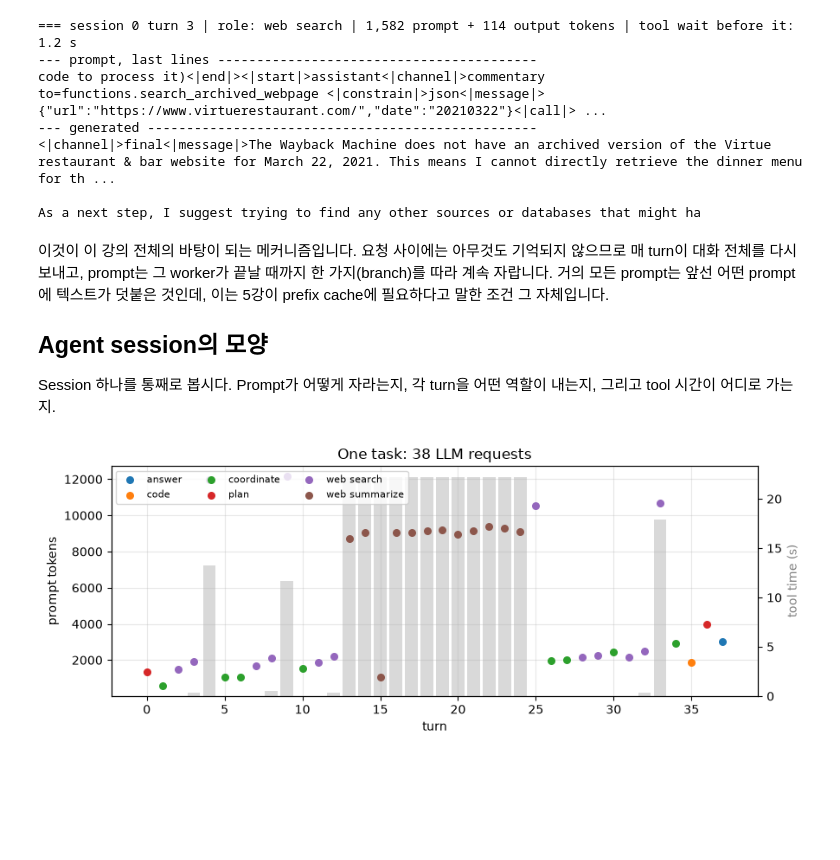
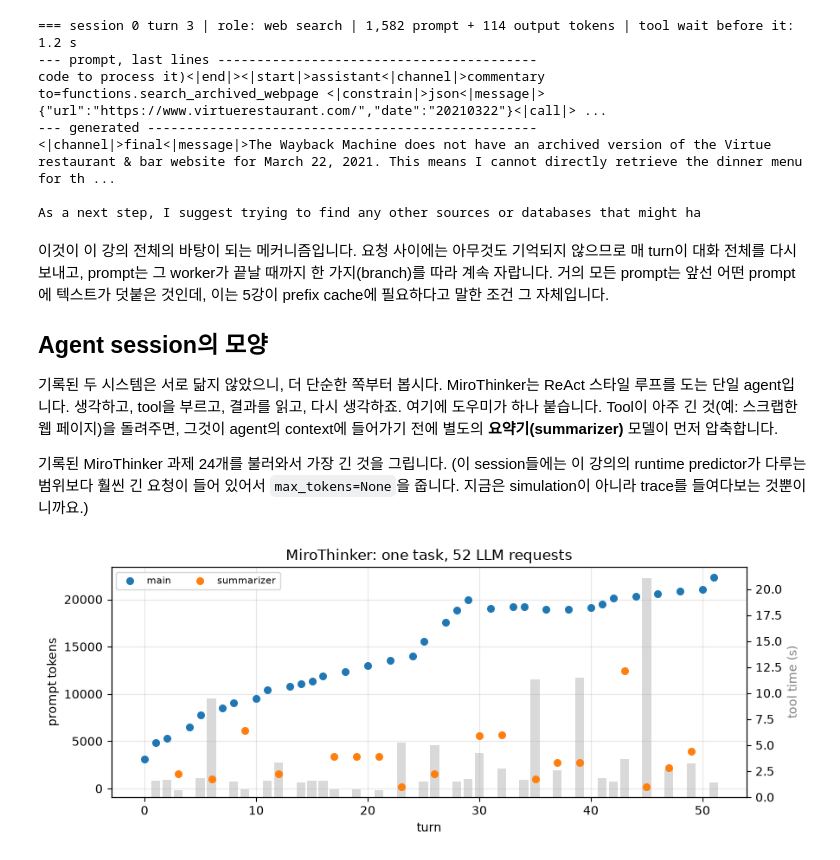
Before and after one commit to kwmaeng91/studying-llm-systems-without-gpus, a Jupyter notebook: docs/ko/lectures/06-agentic-workloads.ipynb, the cells around one changed output. Saved outputs shown, nothing was run; the diff lists cells and outputs as text; code cells hidden in the pictures; blank space fills up the shorter version.

```diff
--- a/docs/ko/lectures/06-agentic-workloads.ipynb
+++ b/docs/ko/lectures/06-agentic-workloads.ipynb
@@ -180,21 +182,33 @@ prefix cache에 필요하다고 말한 조건 그 자체입니다.
 
 ## Agent session의 모양
 
-Session 하나를 통째로 봅시다. Prompt가 어떻게 자라는지, 각 turn을 어떤 역할이 내는지,
-그리고 tool 시간이 어디로 가는지.
+기록된 두 시스템은 서로 닮지 않았으니, 더 단순한 쪽부터 봅시다.
+MiroThinker는 ReAct 스타일 루프를 도는 단일 agent입니다. 생각하고, tool을 부르고, 결과를
+읽고, 다시 생각하죠. 여기에 도우미가 하나 붙습니다. Tool이 아주 긴 것(예: 스크랩한 웹
+페이지)을 돌려주면, 그것이 agent의 context에 들어가기 전에 별도의 **요약기(summarizer)**
+모델이 먼저 압축합니다.
+
+기록된 MiroThinker 과제 24개를 불러와서 가장 긴 것을 그립니다. (이 session들에는 이 강의의
+runtime predictor가 다루는 범위보다 훨씬 긴 요청이 들어 있어서 `max_tokens=None`을 줍니다.
+지금은 simulation이 아니라 trace를 들여다보는 것뿐이니까요.)
 # %%
-one = sessions[sessions.session == 4]
-fig, ax = plt.subplots(figsize=(9, 3.6))
-ax2 = ax.twinx()
-ax2.bar(one["turn"], one["tool_time"], color="0.85", zorder=0, width=.8)
-ax2.set_ylabel("tool time (s)", color="0.5")
-ax2.grid(False)
-for role, g in one.groupby("role"):
-    ax.scatter(g["turn"], g["num_prefill_tokens"], label=role, s=30, zorder=3)
-ax.set(xlabel="turn", ylabel="prompt tokens", title=f"One task: {len(one)} LLM requests")
-ax.set_zorder(ax2.get_zorder() + 1)
-ax.patch.set_visible(False)
-ax.legend(fontsize=8, ncol=3, loc="upper left")
-fig.tight_layout()
+def session_plot(df, title):
+    """Prompt length of every turn, coloured by role, with tool time behind it."""
+    fig, ax = plt.subplots(figsize=(9, 3.6))
+    ax2 = ax.twinx()
+    ax2.bar(df["turn"], df["tool_time"], color="0.85", zorder=0, width=.8)
+    ax2.set_ylabel("tool time (s)", color="0.5")
+    ax2.grid(False)
+    for role, g in df.groupby("role"):
+        ax.scatter(g["turn"], g["num_prefill_tokens"], label=role, s=30, zorder=3)
+    ax.set(xlabel="turn", ylabel="prompt tokens", title=title)
+    ax.set_zorder(ax2.get_zorder() + 1)
+    ax.patch.set_visible(False)
+    ax.legend(fontsize=8, ncol=3, loc="upper left")
+    fig.tight_layout()
+
+miro = lsg.gaia_sessions(num_sessions=24, seed=0, agent="mirothinker", max_tokens=None)
+one_miro = miro[miro.session == miro.groupby("session").size().idxmax()]
+session_plot(one_miro, f"MiroThinker: one task, {len(one_miro)} LLM requests")
 # %% [output]
-[figure, old version]
+[figure, new version]
```
Also changed, not shown: parts of 16 cells of this notebook, 18 other files.
